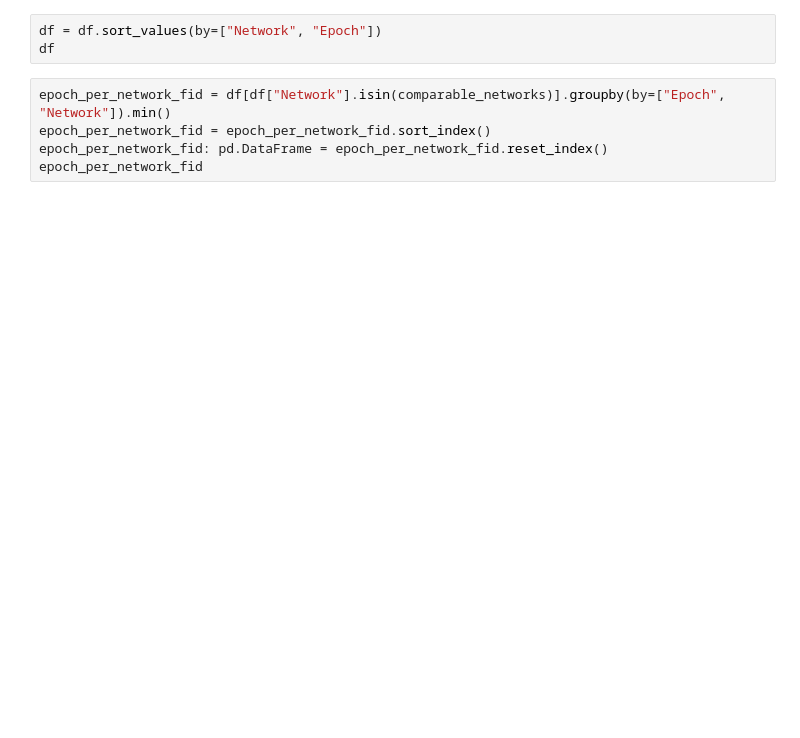
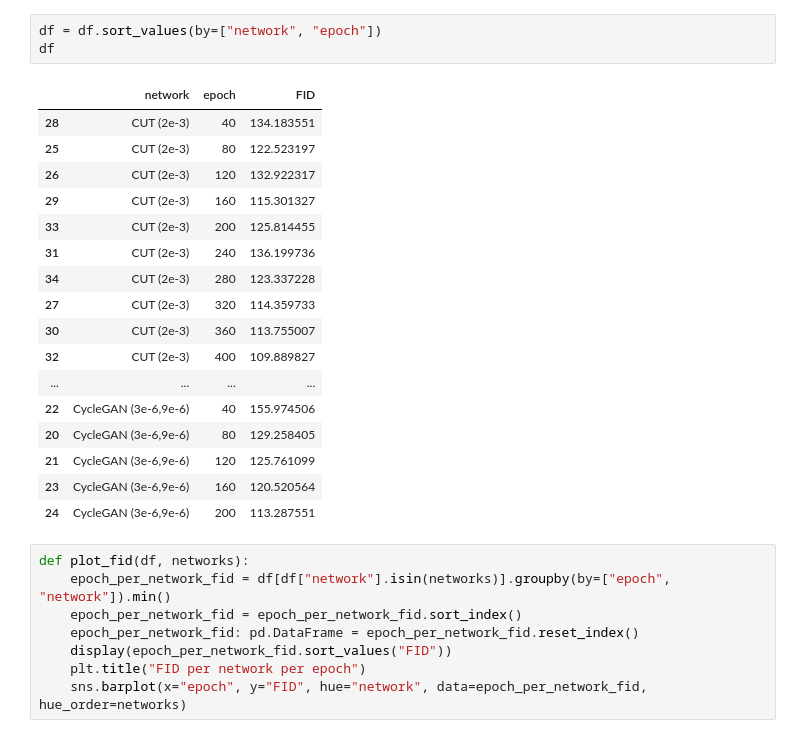
Before and after one commit to aykborstelmann/nir-coloring, a Jupyter notebook: nircoloring/results-analyzation.ipynb, the cells around one changed output. Drawn from its saved outputs; the diff is of its cells as text; blank space fills up the shorter version.

```diff
--- a/nircoloring/results-analyzation.ipynb
+++ b/nircoloring/results-analyzation.ipynb
@@ -102,8 +109,29 @@ df.groupby(by=["Network", "Epoch"]).min()
 # %%
-df = df.sort_values(by=["Network", "Epoch"])
+df = df.sort_values(by=["network", "epoch"])
 df
+# %% [output]
+|  | network | epoch | FID |
+| 28 | CUT (2e-3) | 40 | 134.183551 |
+| 25 | CUT (2e-3) | 80 | 122.523197 |
+| 26 | CUT (2e-3) | 120 | 132.922317 |
+| 29 | CUT (2e-3) | 160 | 115.301327 |
+| 33 | CUT (2e-3) | 200 | 125.814455 |
+| 31 | CUT (2e-3) | 240 | 136.199736 |
+| 34 | CUT (2e-3) | 280 | 123.337228 |
+| 27 | CUT (2e-3) | 320 | 114.359733 |
+| 30 | CUT (2e-3) | 360 | 113.755007 |
+| 32 | CUT (2e-3) | 400 | 109.889827 |
+| ... | ... | ... | ... |
+| 22 | CycleGAN (3e-6,9e-6) | 40 | 155.974506 |
+| 20 | CycleGAN (3e-6,9e-6) | 80 | 129.258405 |
+| 21 | CycleGAN (3e-6,9e-6) | 120 | 125.761099 |
+| 23 | CycleGAN (3e-6,9e-6) | 160 | 120.520564 |
+| 24 | CycleGAN (3e-6,9e-6) | 200 | 113.287551 |
 # %%
-epoch_per_network_fid = df[df["Network"].isin(comparable_networks)].groupby(by=["Epoch", "Network"]).min()
-epoch_per_network_fid = epoch_per_network_fid.sort_index()
-epoch_per_network_fid: pd.DataFrame = epoch_per_network_fid.reset_index()
-epoch_per_network_fid
+def plot_fid(df, networks):
+    epoch_per_network_fid = df[df["network"].isin(networks)].groupby(by=["epoch", "network"]).min()
+    epoch_per_network_fid = epoch_per_network_fid.sort_index()
+    epoch_per_network_fid: pd.DataFrame = epoch_per_network_fid.reset_index()
+    display(epoch_per_network_fid.sort_values("FID"))
+    plt.title("FID per network per epoch")
+    sns.barplot(x="epoch", y="FID", hue="network", data=epoch_per_network_fid, hue_order=networks)
```
Also changed, not shown: parts of 12 cells of this notebook, 2 other files.
